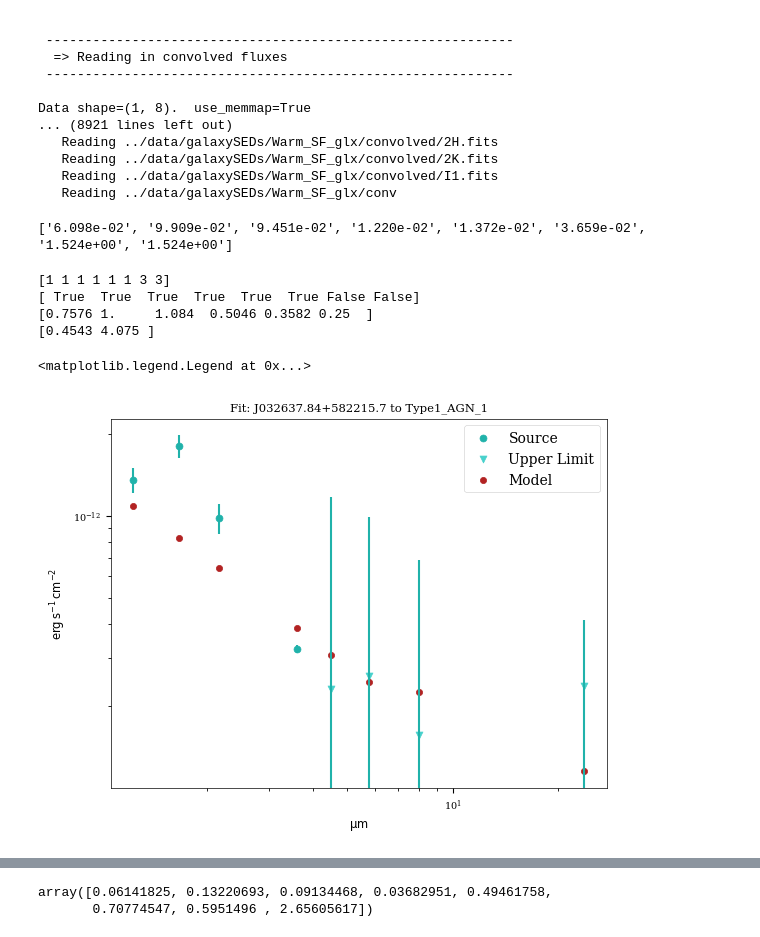
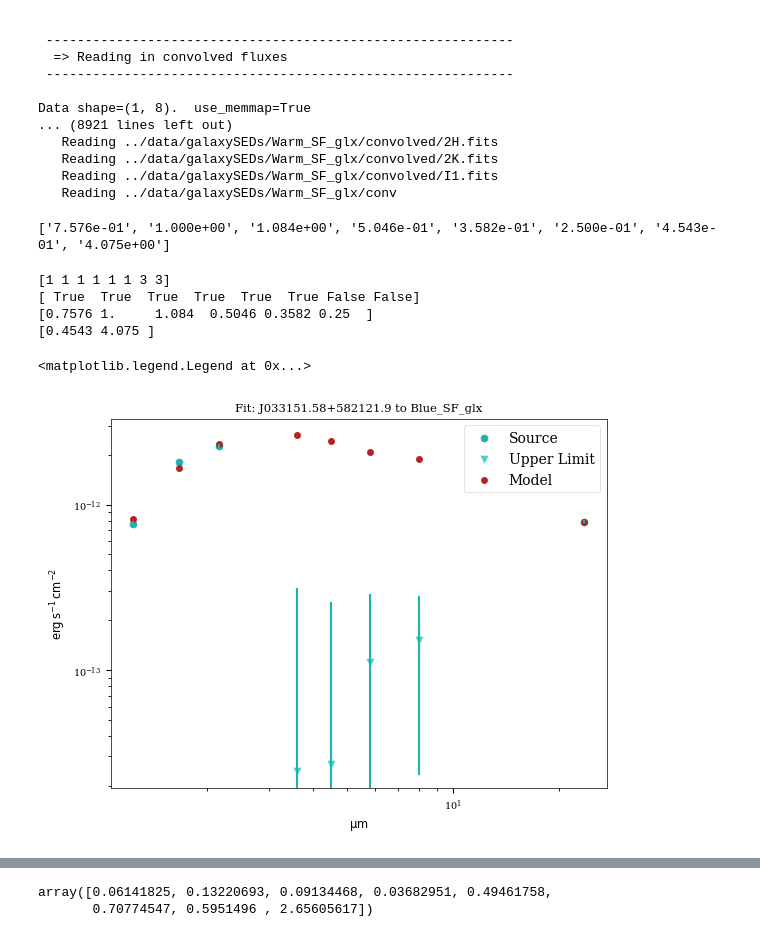
Before and after one commit to jridenba/REU-Notebooks, a Jupyter notebook: SESNA Galactic Fitting.ipynb, the cells around one changed output, grey strips where cells are left out. Drawn from its saved outputs; the diff is of its cells as text; code cells hidden in the pictures.

Commit message:
Began putting galaxy models into the same model dir, also more work on understanding nan chi2 and failed upperlimits

```diff
--- a/SESNA Galactic Fitting.ipynb
+++ b/SESNA Galactic Fitting.ipynb
@@ -52,7 +53,7 @@ quantity_support()
 
 sourcepath = '../data/raw/SESNA_normalized'
 sourcefile = open(sourcepath,'r')
-savables = pd.DataFrame(columns = ['ID', 'Model', 'Model Fluxes', 'Source Obj', 'Chi^2', 'Chi^2 DOF', 'Av', 'Scale'])
+savables = pd.DataFrame(columns = ['ID', 'Model', 'Model Fluxes', 'Source Flux', 'Source Error', 'Valid', 'Chi^2', 'Chi^2 DOF', 'Av', 'Scale'])
 
 leash = 100
 
@@ -63,7 +64,7 @@ while True: # This while loop will run through each Source in SESNA, breaking th
     for galmod in models: # This for loop goes through each of the 32 galaxy models and fits them to the current SESNA source
         fitter = Fitter(filters, apertures, '../data/galaxySEDs/'+galmod,
                 extinction_law=extinction,
-                distance_range=[0.8, 1000] * u.kpc,
+                distance_range=[0.8, 2] * u.kpc,
                 av_range=[0, 40.], remove_resolved=True)
 
         info = fitter.fit(s)
@@ -73,11 +74,13 @@ while True: # This while loop will run through each Source in SESNA, breaking th
         chi2 = info.chi2[0]
         chi2_DOF = len([x for x in s.valid if x == 1])
         sourcename = info.source.name
-        source = info.source
+        source = np.array(info.source.to_ascii().split()[11:-1:2]).astype(float) # Make sure this is pulling the correct values. We take 11 to the last value because first 3 indices are ID and ra/dec, followed by 8 valid numbers
+        sourceerror = np.array(info.source.to_ascii().split()[12::2]).astype(float) # This grabs error
+        mask = np.array([True if x == 1 else False for x in info.source.valid])
         fitav = info.av[0]
         fitsc = info.sc[0]
         modelname = info.model_name[0]
-        savables.loc[len(savables.index)] = [sourcename, modelname, modelflux, source, chi2, chi2_DOF, fitav, fitsc]
+        savables.loc[len(savables.index)] = [sourcename, modelname, modelflux, source, sourceerror, mask, chi2, chi2_DOF, fitav, fitsc]
 
     if leash == 0:
         break
@@ -109,9 +112,9 @@ Data shape=(1, 8).  use_memmap=True
    Reading ../data/galaxySEDs/Warm_SF_glx/convolved/I1.fits
    Reading ../data/galaxySEDs/Warm_SF_glx/conv
 # %%
-print(info.source.to_ascii().split()[12::2])
+print(info.source.to_ascii().split()[11::2])
 # %% [output]
-['6.098e-02', '9.909e-02', '9.451e-02', '1.220e-02', '1.372e-02', '3.659e-02', '1.524e+00', '1.524e+00']
+['7.576e-01', '1.000e+00', '1.084e+00', '5.046e-01', '3.582e-01', '2.500e-01', '4.543e-01', '4.075e+00']
 # %%
 print(info.source.valid)
 mask = np.array([True if x == 1 else False for x in info.source.valid])
@@ -126,31 +129,31 @@ print(np.array(info.source.to_ascii().split()[11:-1:2]).astype(float)[~mask])
 # %%
 from astropy.visualization import quantity_support
 quantity_support()
 
-modelnum = 1227
+modelnum = 207
 
 modellogfluxes = savables['Model Fluxes'][modelnum]
 filterpeaks = [x for x in filterpeaks] * u.um
 modelflux = 10**(modellogfluxes) * u.mJy
 modelfluxdens = modelflux.to(u.erg / u.cm**2 / u.s, equivalencies = u.spectral_density(filterpeaks))
-sourceflux = np.array(savables['Source Obj'][modelnum].to_ascii().split()[11:-1:2]).astype(float) # Make sure this is pulling the correct values. We take 11 to the last value because first 3 indices are ID and ra/dec, followed by 8 valid numbers
+sourceflux =savables['Source Flux'][modelnum]
 sourceflux = sourceflux * u.mJy
 sourcefluxdens = sourceflux.to(u.erg / u.cm**2 / u.s, equivalencies = u.spectral_density(filterpeaks))
 
-sourceerror = np.array(savables['Source Obj'][modelnum].to_ascii().split()[12::2]).astype(float)
+sourceerror = savables['Source Error'][modelnum]
 sourceerror = sourceerror * u.mJy
 sourcerrordens = sourceerror.to(u.erg / u.cm**2 / u.s, equivalencies = u.spectral_density(filterpeaks))
 
-mask = np.array([True if x == 1 else False for x in savables['Source Obj'][modelnum].valid])
+mask = savables['Valid'][modelnum]
 
 plt.scatter(filterpeaks[mask], sourcefluxdens[mask], c = 'lightseagreen',label = 'Source',s = 25) # Prints true values of the source
 plt.scatter(filterpeaks[~mask], sourcefluxdens[~mask], c = 'mediumturquoise',label = 'Upper Limit', marker = 'v', s=25) # Prints upper limits of the source as triangles
 plt.scatter(filterpeaks, modelfluxdens,color='firebrick', label = 'Model', s=20)
 plt.errorbar(filterpeaks, sourcefluxdens, yerr=sourcerrordens,linestyle='', c='lightseagreen')
 plt.xscale('log')
 plt.yscale('log')
 plt.title('Fit: ' + savables['ID'][modelnum]+ ' to ' + savables['Model'][modelnum])
 plt.legend()
 # %% [output]
 <matplotlib.legend.Legend at 0x...>
-[figure, old version]
+[figure, new version]
```
Also changed, not shown: parts of 7 cells of this notebook, 2 other files.
